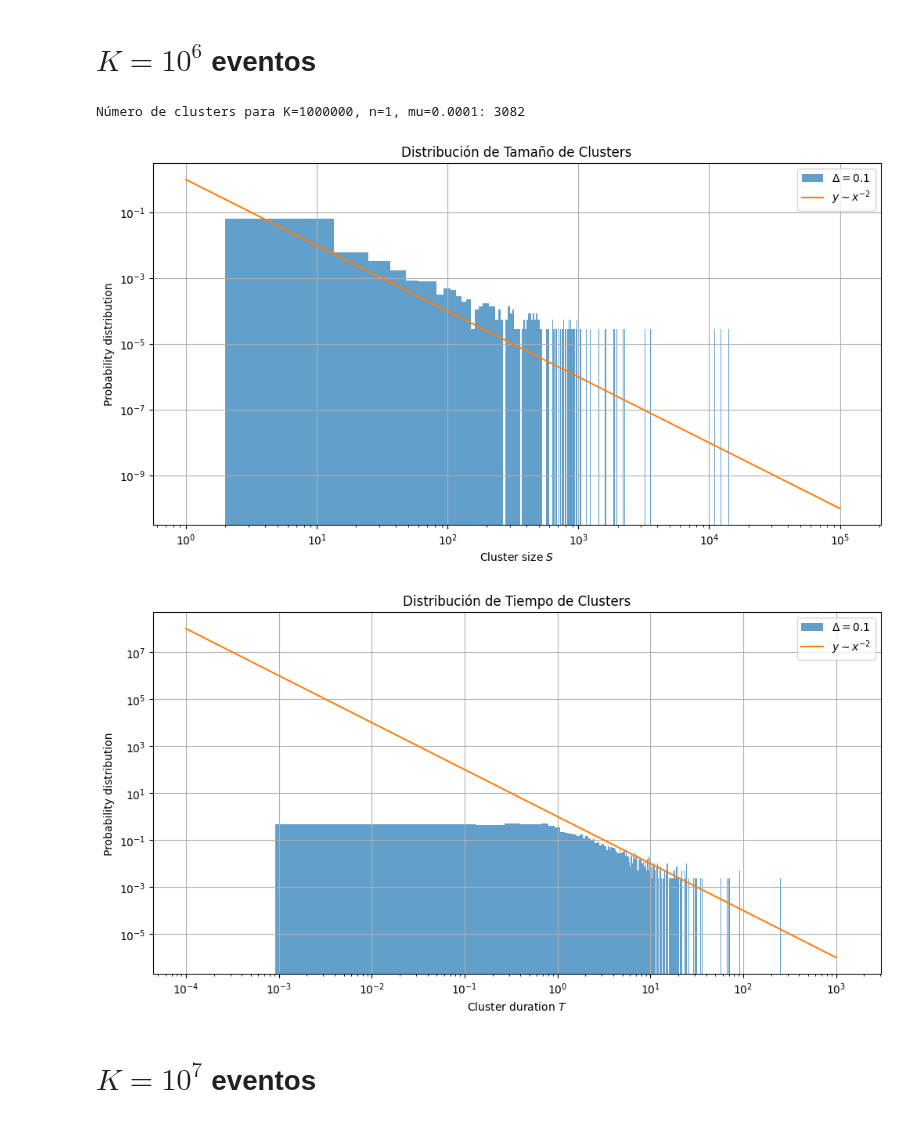
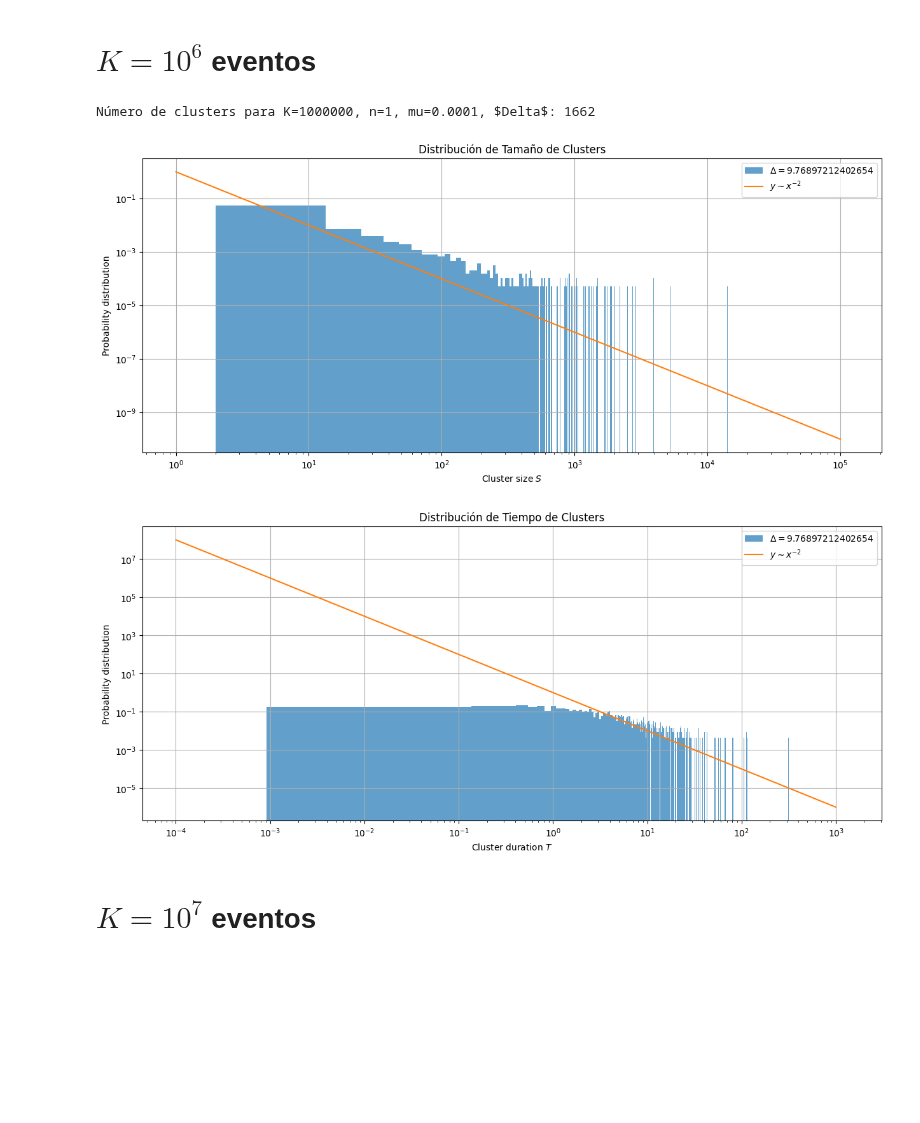
Before and after one commit to RivasAntonio/TFM, a Jupyter notebook: Códigos/Hawkes/Pruebas.ipynb, the cells around one changed output. Drawn from its saved outputs; the diff is of its cells as text; code cells hidden in the pictures; blank space fills up the shorter version.

```diff
--- a/Códigos/Hawkes/Pruebas.ipynb
+++ b/Códigos/Hawkes/Pruebas.ipynb
@@ -367,7 +367,7 @@ delta1 = np.log(K)/(mu+np.sqrt(2*K*mu))
 deltas = [delta1, delta1*10]
 
 # Identificar clusters en la serie temporal
-clusters = identify_clusters(times, delta1)
+clusters = identify_clusters(times, delta1*10)
 
 # Calcular el tamaño y tiempo de los clusters
 cluster_sizes = [len(cluster) for cluster in clusters]
@@ -375,52 +375,42 @@ cluster_times = [cluster[-1] - cluster[0] for cluster in clusters]
 
 print(f'Número de clusters para K={K}, n={n}, mu={mu}, $Delta$: {len(clusters)} ')
 
-bins =
 
-fig = plt.figure(figsize=(15, 12))
-axgrid = fig.add_gridspec(3,1)
-
-ax0 = fig.add_subplot(axgrid[0,0])
-
-
-
-
-
-x1 = np.logspace(0, 5, num=10000, base=10)
+x1 = np.logspace(0, 5, num=100, base=10)
 y1 = 1/x1**2
 
-x2 = np.logspace(-4, 3, num=10000, base=10)
+x2 = np.logspace(-4, 3, num=100, base=10)
 y2 = 1/x2**2
 
 # Graficar el diagrama de tamaño de clusters
 plt.figure(figsize=(15, 6))
-plt.hist(cluster_sizes, bins=10000, log=True, density=True, alpha=0.7, label = '$\Delta = 0.1$')
+plt.hist(cluster_sizes, bins=10000, log=True, density=True, alpha=0.7, label = f'$\Delta = {deltas[1]}$')
 plt.plot(x1, y1, label = '$y\sim x^{-2}$')
 plt.xlabel('Cluster size $S$')
 plt.ylabel('Probability distribution')
 plt.xscale('log')
 plt.yscale('log')
 plt.title('Distribución de Tamaño de Clusters')
 plt.legend()
 plt.grid(True)
 plt.show()
 
 # Graficar el diagrama de tiempo de clusters
 plt.figure(figsize=(15, 6))
-plt.hist(cluster_times, bins=10000, log=True, density=True, alpha=0.7, label = '$\Delta = 0.1$')
+plt.hist(cluster_times, bins=10000, log=True, density=True, alpha=0.7, label = f'$\Delta ={deltas[1]}$')
 plt.plot(x2, y2, label = '$y\sim x^{-2}$')
 plt.xlabel('Cluster duration $T$')
 plt.ylabel('Probability distribution')
 plt.xscale('log')
 plt.yscale('log')
 plt.title('Distribución de Tiempo de Clusters')
 plt.grid(True)
 plt.legend()
 plt.show()
 # %% [output]
-Número de clusters para K=1000000, n=1, mu=0.0001: 3082
+Número de clusters para K=1000000, n=1, mu=0.0001, $Delta$: 1662
-[figure, old version]
+[figure, new version]
-[figure, old version]
+[figure, new version]
 # %% [markdown]
 # $K =10^7$ eventos
 # %%
```
Also changed, not shown: 1 other file.
